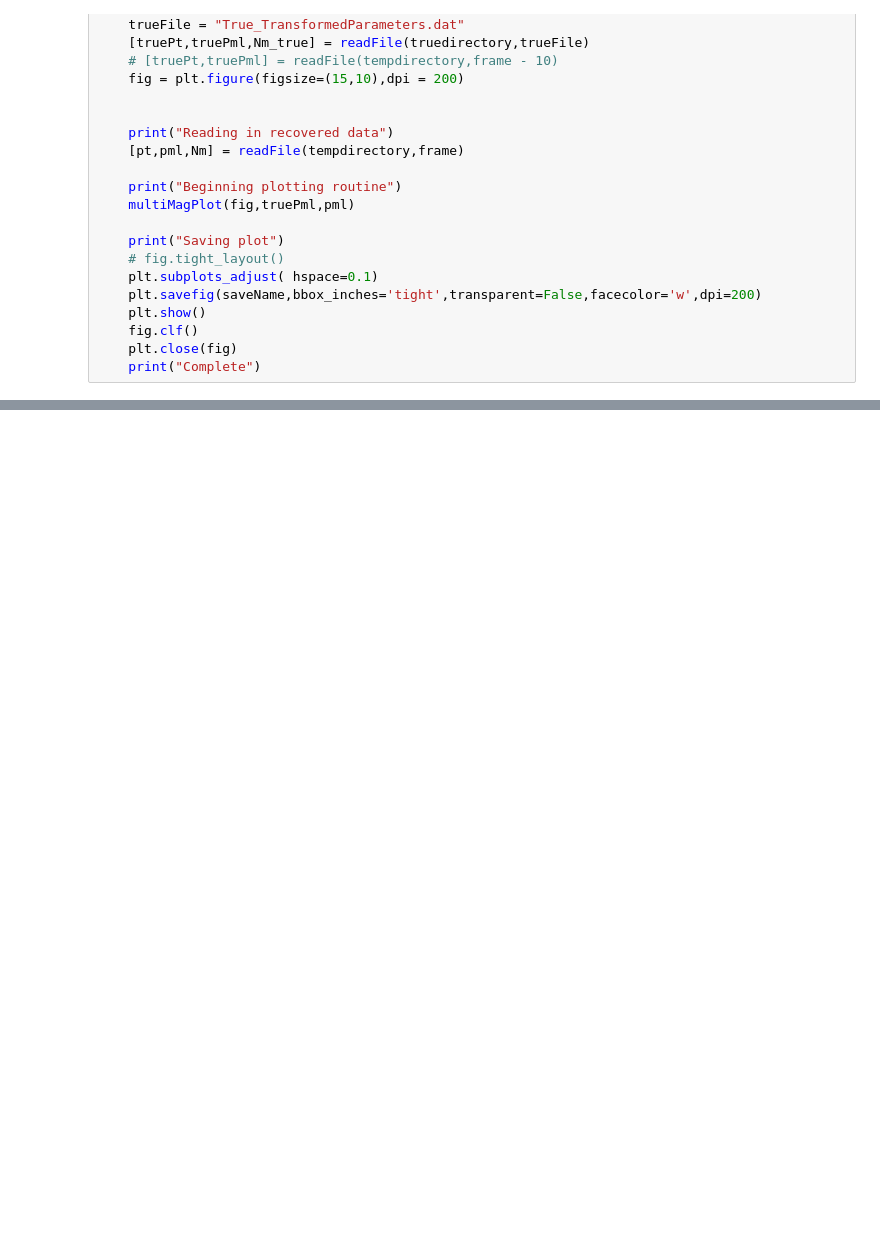
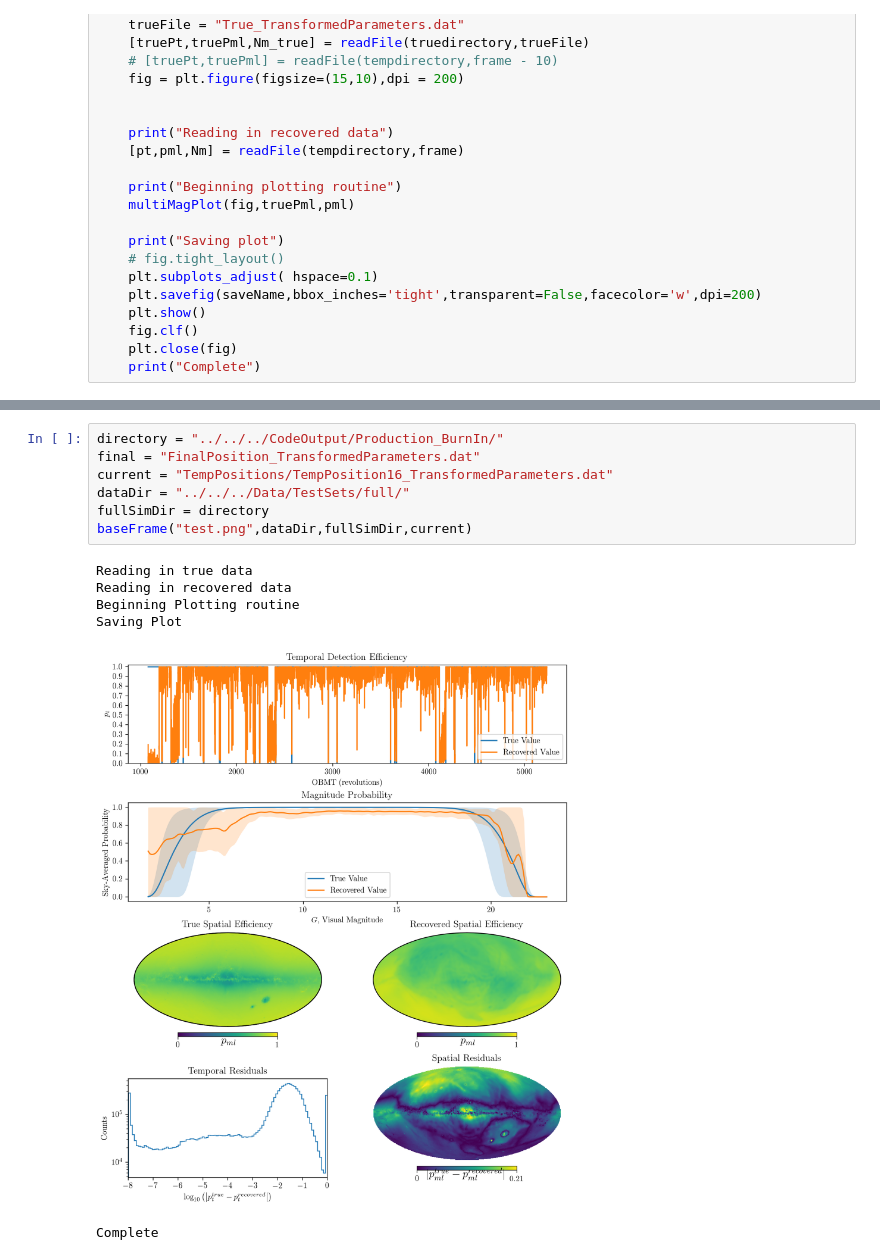
Before and after one commit to gaiaverse/Gaia-EDR3-selection-function, a Jupyter notebook: OutputAnalysis/JackPlotting/JuypterPlotter.ipynb, the cells around one changed output, grey strips where cells are left out. Cells and saved outputs as stored; diff of their text form; blank space fills up the shorter version.

Commit message:
Recommit for production run check

```diff
--- a/OutputAnalysis/JackPlotting/JuypterPlotter.ipynb
+++ b/OutputAnalysis/JackPlotting/JuypterPlotter.ipynb
@@ -390,0 +364,14 @@ Complete
+# %%
+directory = "../../../CodeOutput/Production_BurnIn/"
+final = "FinalPosition_TransformedParameters.dat"
+current = "TempPositions/TempPosition16_TransformedParameters.dat"
+dataDir = "../../../Data/TestSets/full/"
+fullSimDir = directory
+baseFrame("test.png",dataDir,fullSimDir,current)
+# %% [output]
+Reading in true data
+Reading in recovered data
+Beginning Plotting routine
+Saving Plot
+[figure, added]
+Complete
```
Also changed, not shown: parts of 5 cells of this notebook, 3 other files.
